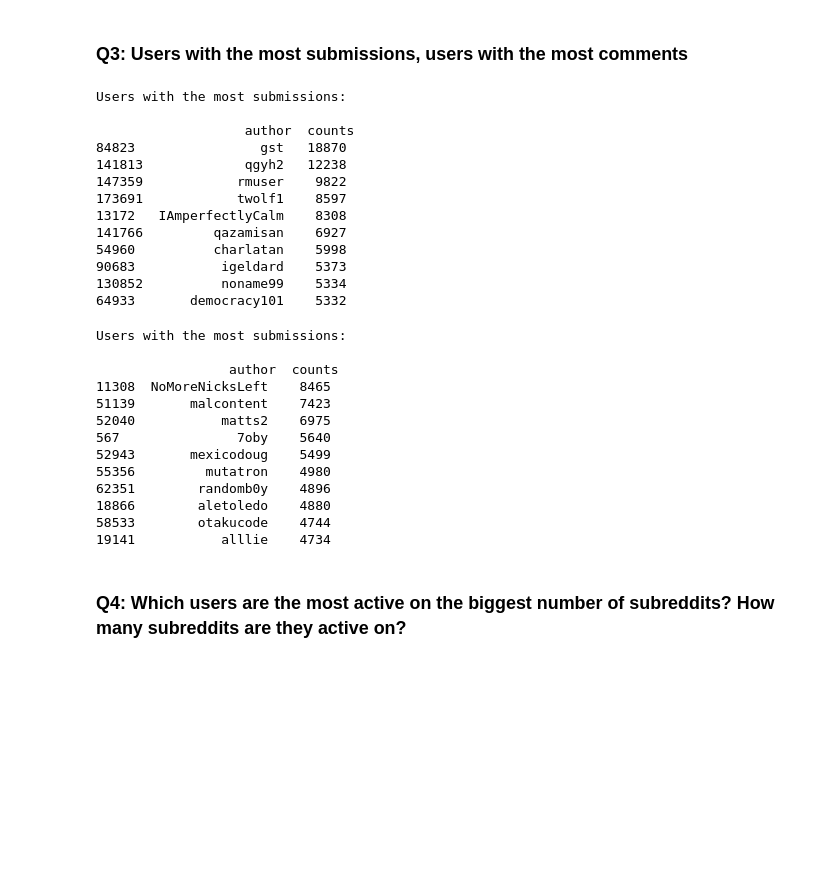
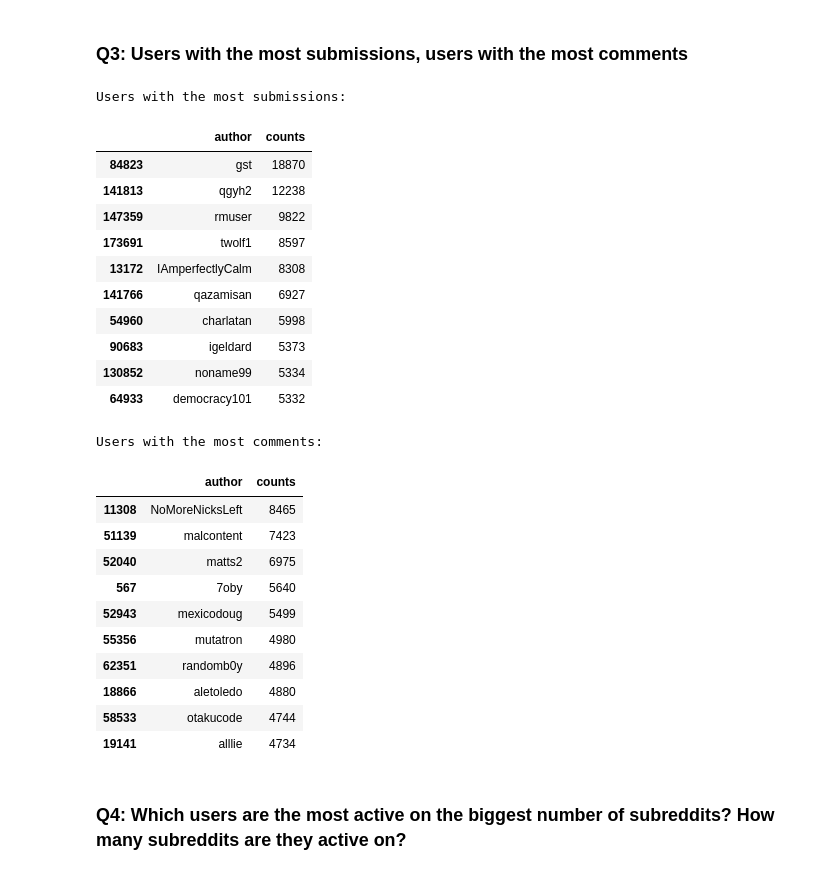
Before and after one commit to milicevicMarko/Reddit2008-Analysis, a Jupyter notebook: Static analysis.ipynb, the cells around one changed output. Saved outputs shown, nothing was run; the diff lists cells and outputs as text; code cells hidden in the pictures; blank space fills up the shorter version.

```diff
--- a/Static analysis.ipynb
+++ b/Static analysis.ipynb
@@ -141,41 +127,41 @@ authors_of_submissions = submissions[['author']].groupby('author').size().reset_
 authors_of_submissions = authors_of_submissions.sort_values(by="counts", ascending=False)
 # authors_of_submissions
 # %%
-print("Users with the most submissions:\n\n", authors_of_submissions.iloc[:10])
+print("Users with the most submissions:")
+authors_of_submissions.iloc[:10]
 # %% [output]
 Users with the most submissions:
-
-                   author  counts
-84823                gst   18870
-141813             qgyh2   12238
-147359            rmuser    9822
-173691            twolf1    8597
-13172   IAmperfectlyCalm    8308
-141766         qazamisan    6927
-54960          charlatan    5998
-90683           igeldard    5373
-130852          noname99    5334
-64933       democracy101    5332
+|  | author | counts |
+| 84823 | gst | 18870 |
+| 141813 | qgyh2 | 12238 |
+| 147359 | rmuser | 9822 |
+| 173691 | twolf1 | 8597 |
+| 13172 | IAmperfectlyCalm | 8308 |
+| 141766 | qazamisan | 6927 |
+| 54960 | charlatan | 5998 |
+| 90683 | igeldard | 5373 |
+| 130852 | noname99 | 5334 |
+| 64933 | democracy101 | 5332 |
 # %%
 authors_of_comments = comments[['author']].groupby('author').size().reset_index(name='counts')
 authors_of_comments = authors_of_comments.sort_values(by="counts", ascending=False)
 # authors_of_comments
 # %%
-print("Users with the most submissions:\n\n", authors_of_comments.iloc[:10])
+print("Users with the most comments:")
+authors_of_comments.iloc[:10]
 # %% [output]
-Users with the most submissions:
-
-                 author  counts
-11308  NoMoreNicksLeft    8465
-51139       malcontent    7423
-52040           matts2    6975
-567               7oby    5640
-52943       mexicodoug    5499
-55356         mutatron    4980
-62351        randomb0y    4896
-18866        aletoledo    4880
-58533        otakucode    4744
-19141           alllie    4734
+Users with the most comments:
+|  | author | counts |
+| 11308 | NoMoreNicksLeft | 8465 |
+| 51139 | malcontent | 7423 |
+| 52040 | matts2 | 6975 |
+| 567 | 7oby | 5640 |
+| 52943 | mexicodoug | 5499 |
+| 55356 | mutatron | 4980 |
+| 62351 | randomb0y | 4896 |
+| 18866 | aletoledo | 4880 |
+| 58533 | otakucode | 4744 |
+| 19141 | alllie | 4734 |
 # %% [markdown]
 ### Q4: Which users are the most active on the biggest number of subreddits? How many subreddits are they active on?
 # %%
```
Also changed, not shown: parts of 7 cells of this notebook, 7 other files.
